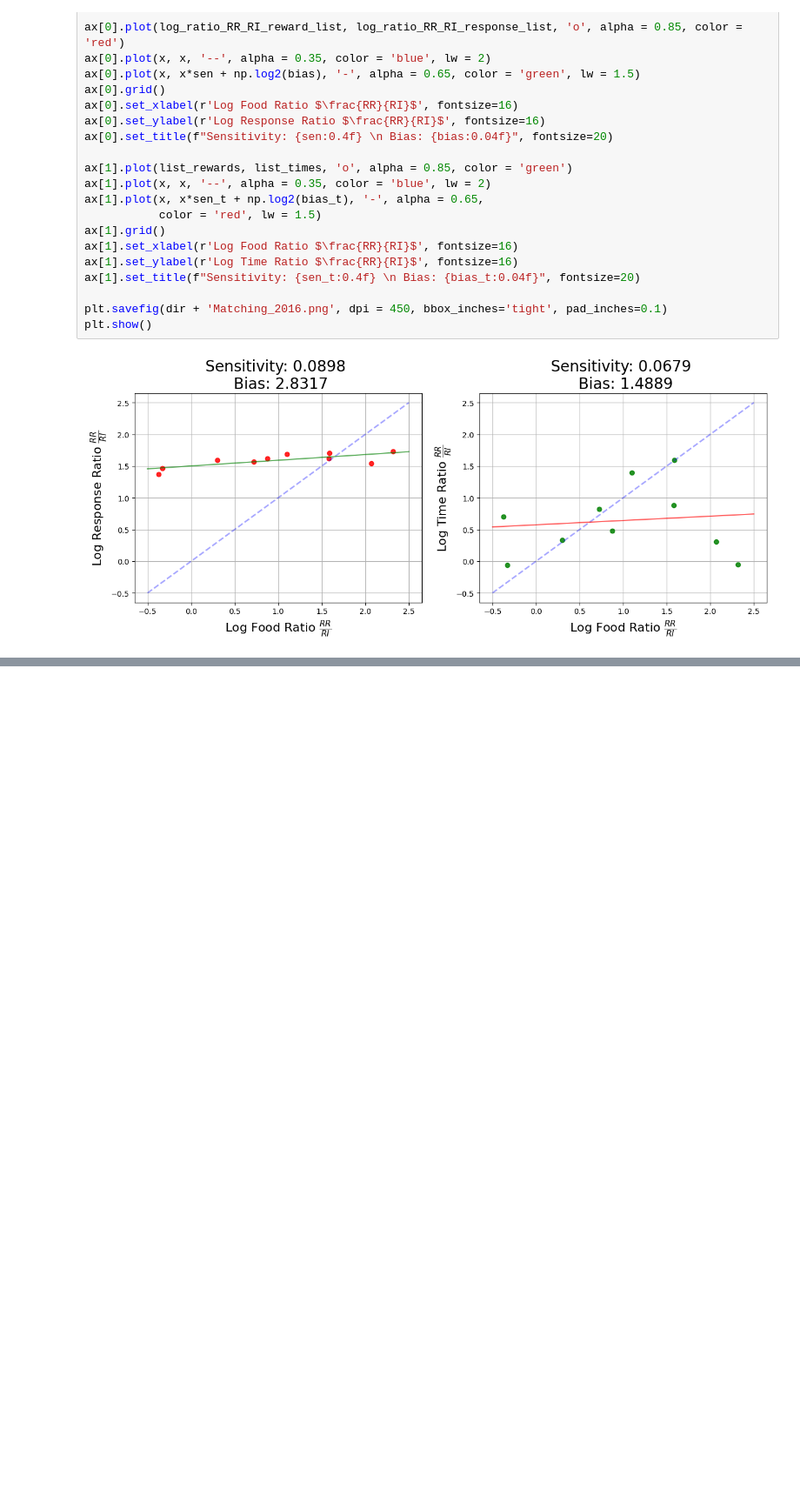
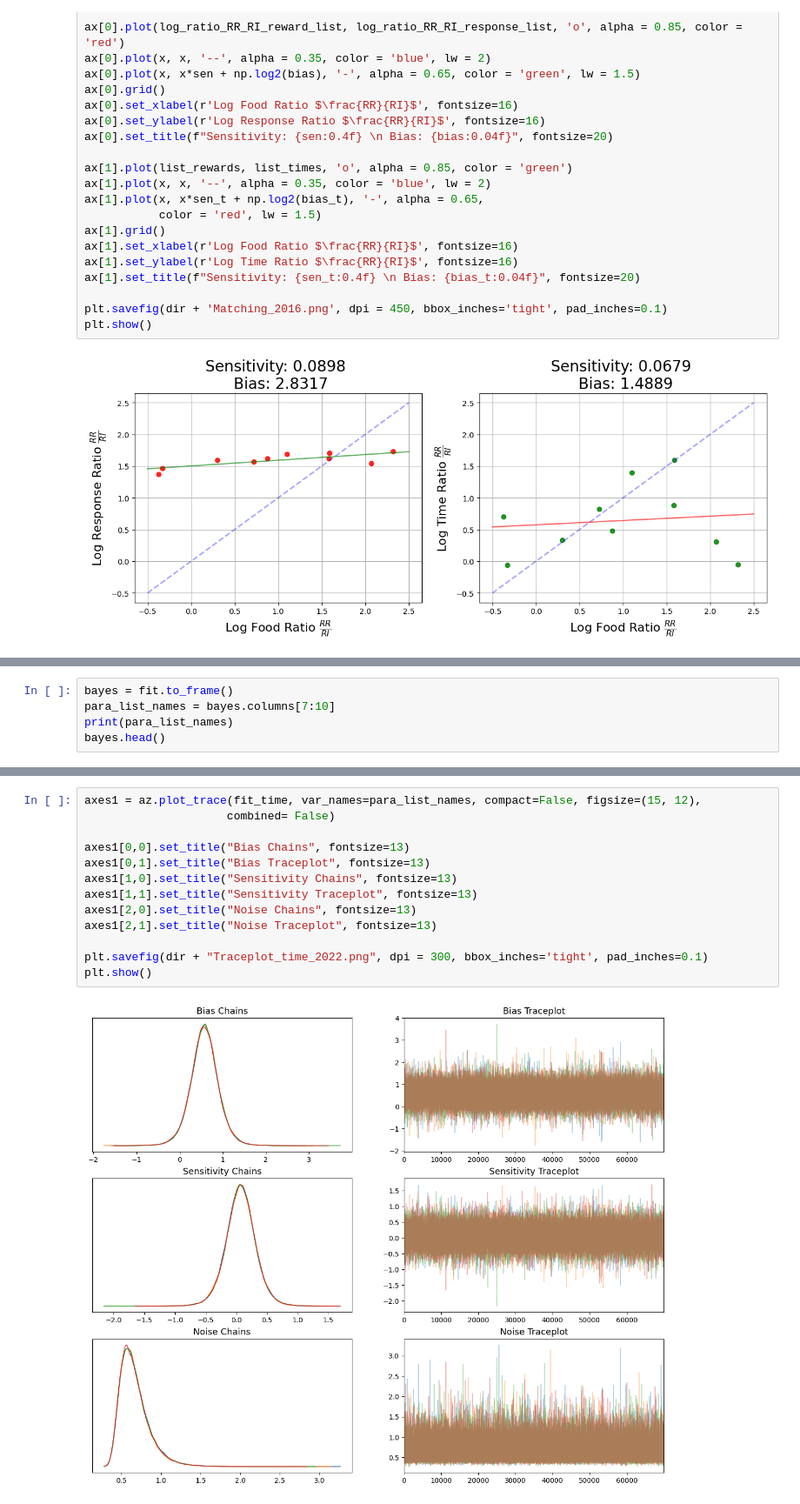
Before and after one commit to Christian-F-Badillo/Matching, a Jupyter notebook: Figures_2016.ipynb, the cells around one changed output, grey strips where cells are left out. Shown at 87% size. Cells and saved outputs as stored; diff of their text form; blank space fills up the shorter version.

```diff
--- a/Figures_2016.ipynb
+++ b/Figures_2016.ipynb
@@ -205,0 +639,5 @@ plt.show()
+# %%
+bayes = fit.to_frame()
+para_list_names = bayes.columns[7:10]
+print(para_list_names)
+bayes.head()
@@ -205,0 +683,15 @@ plt.show()
+# %%
+axes1 = az.plot_trace(fit_time, var_names=para_list_names, compact=False, figsize=(15, 12),
+                     combined= False)
+
+axes1[0,0].set_title("Bias Chains", fontsize=13)
+axes1[0,1].set_title("Bias Traceplot", fontsize=13)
+axes1[1,0].set_title("Sensitivity Chains", fontsize=13)
+axes1[1,1].set_title("Sensitivity Traceplot", fontsize=13)
+axes1[2,0].set_title("Noise Chains", fontsize=13)
+axes1[2,1].set_title("Noise Traceplot", fontsize=13)
+
+plt.savefig(dir + "Traceplot_time_2022.png", dpi = 300, bbox_inches='tight', pad_inches=0.1)
+plt.show()
+# %% [output]
+[figure, added]
```
Also changed, not shown: parts of 44 cells of this notebook.
